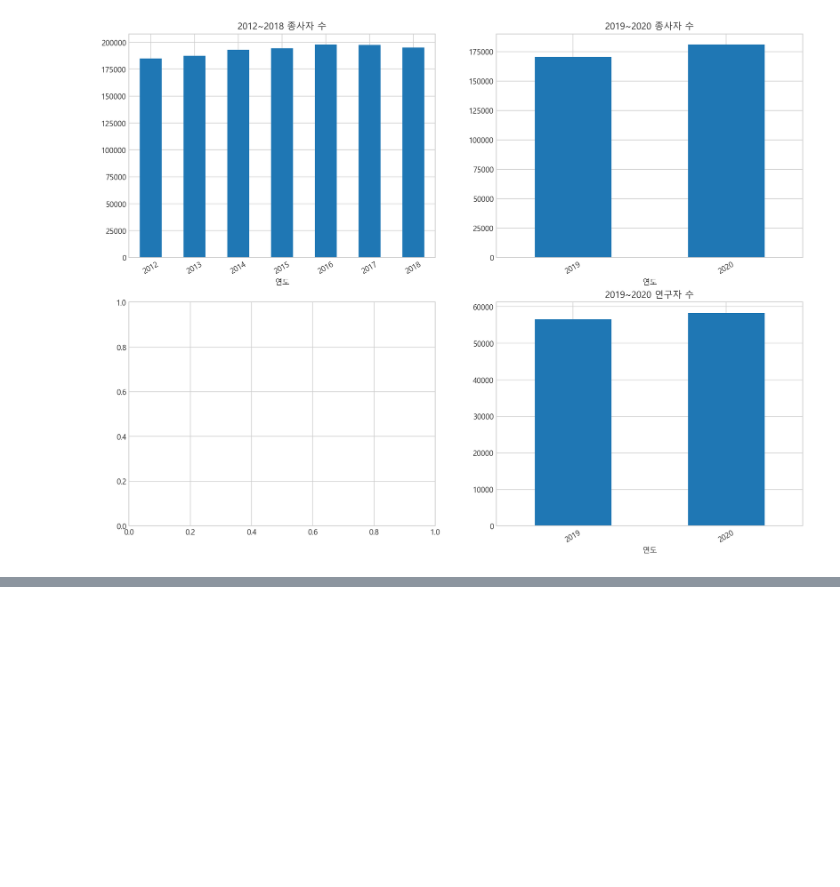
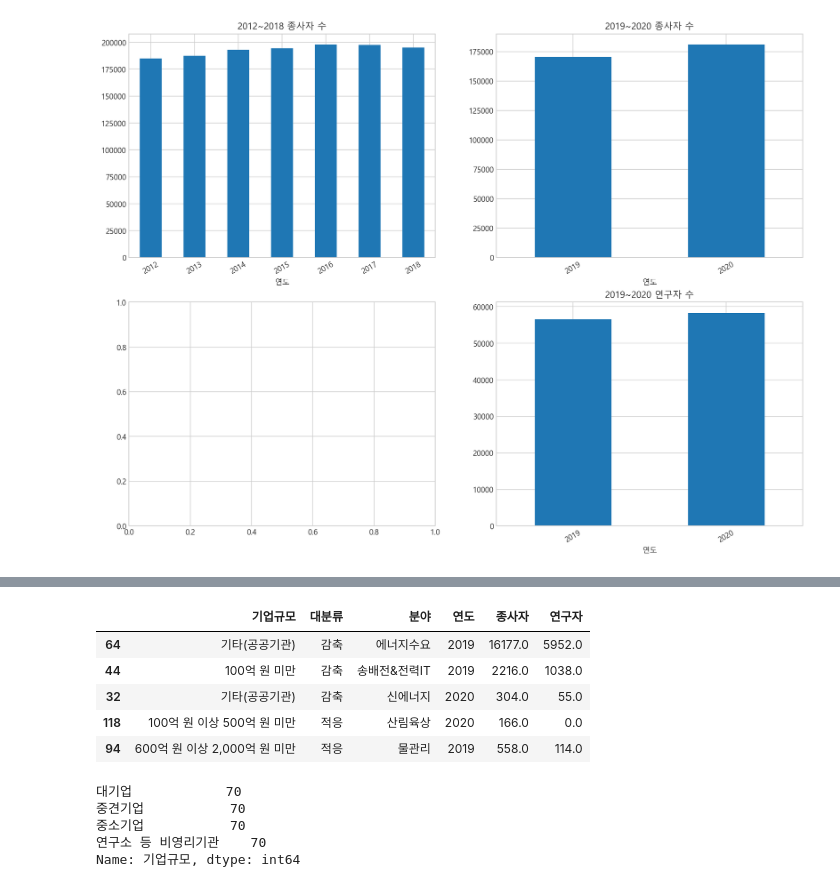
Before and after one commit to nuyhc/Mini_Project, a Jupyter notebook: 4. V_CTI_CN/v_cti_cn.ipynb, the cells around one changed output, grey strips where cells are left out. Drawn from its saved outputs; the diff is of its cells as text; code cells hidden in the pictures; blank space fills up the shorter version.

```diff
--- a/4. V_CTI_CN/v_cti_cn.ipynb
+++ b/4. V_CTI_CN/v_cti_cn.ipynb
@@ -466,0 +449,17 @@ set(df_nemp1920["기업규모"]), set(df_nrsc1920["기업규모"])
+# %%
+df_nemp1920.sample(5)
+# %% [output]
+|  | 기업규모 | 대분류 | 분야 | 연도 | 종사자 | 연구자 |
+| 64 | 기타(공공기관) | 감축 | 에너지수요 | 2019 | 16177.0 | 5952.0 |
+| 44 | 100억 원 미만 | 감축 | 송배전&전력IT | 2019 | 2216.0 | 1038.0 |
+| 32 | 기타(공공기관) | 감축 | 신에너지 | 2020 | 304.0 | 55.0 |
+| 118 | 100억 원 이상 500억 원 미만 | 적응 | 산림육상 | 2020 | 166.0 | 0.0 |
+| 94 | 600억 원 이상 2,000억 원 미만 | 적응 | 물관리 | 2019 | 558.0 | 114.0 |
+# %%
+df_nemp1218["기업규모"].value_counts()
+# %% [output]
+대기업            70
+중견기업           70
+중소기업           70
+연구소 등 비영리기관    70
+Name: 기업규모, dtype: int64
```
Also changed, not shown: parts of 21 cells of this notebook, 1 other file.
